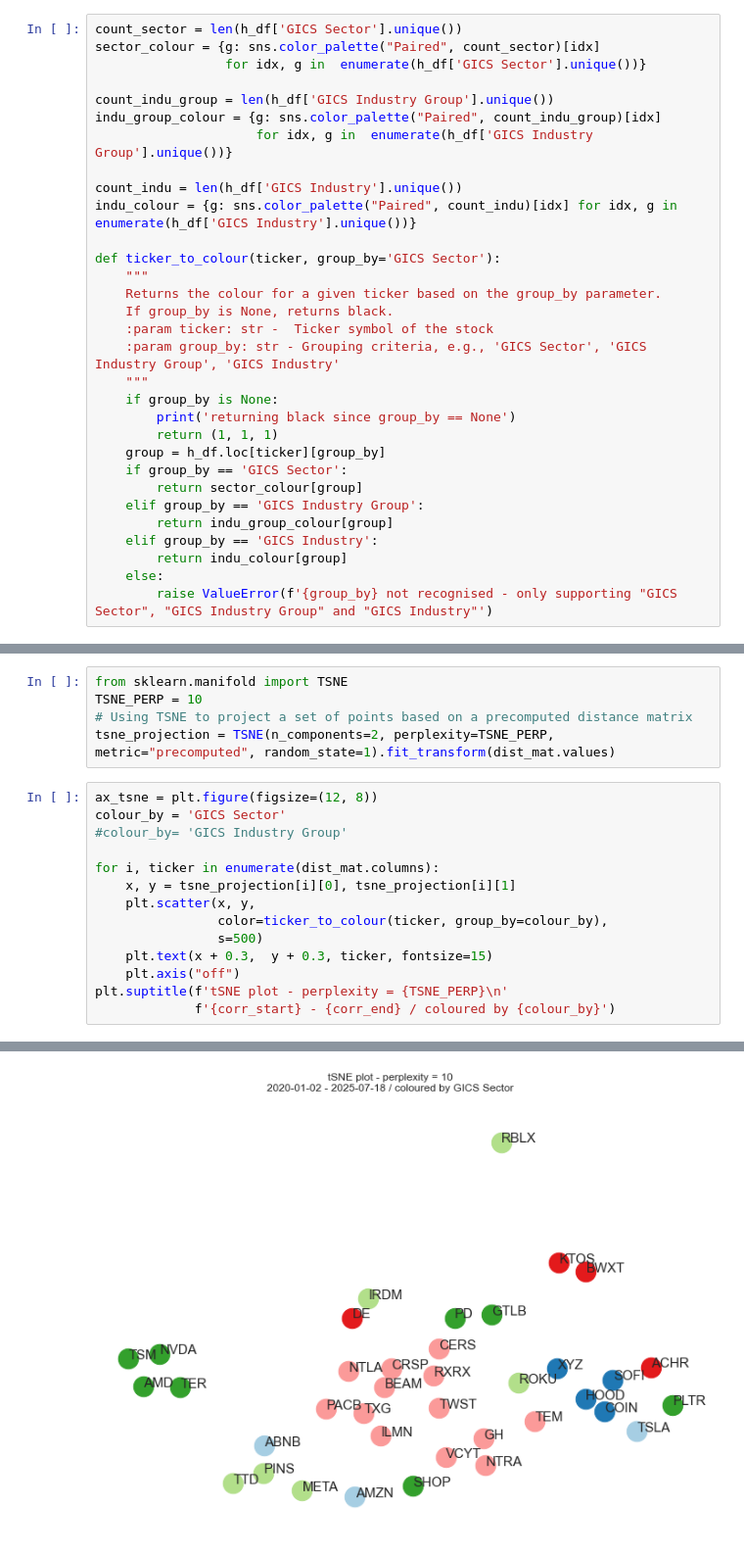
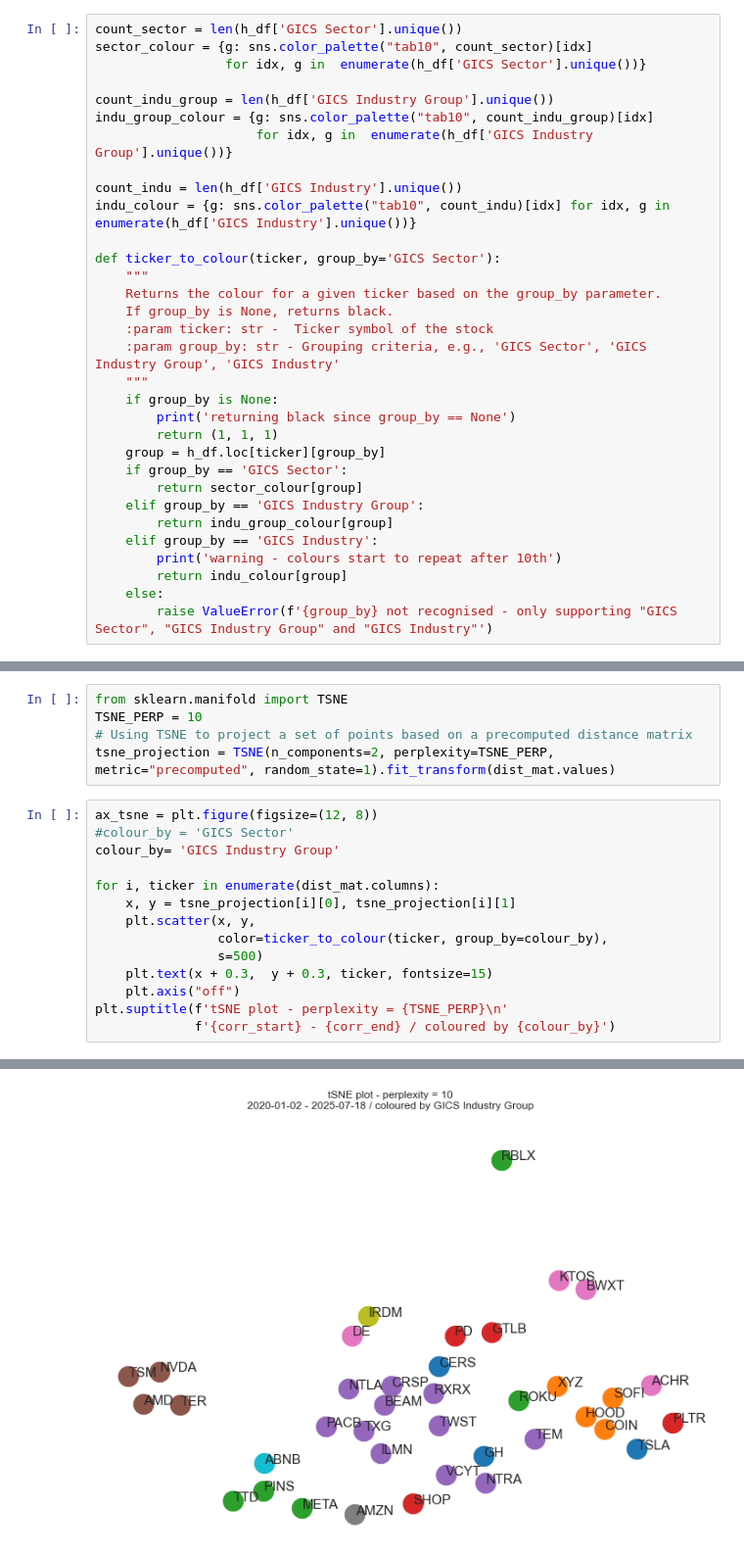
Before and after one commit to kenchan323/k_personal_projects, a Jupyter notebook: finance/risk_illustration/ark_snapshot_holdings.ipynb, the cells around one changed output, grey strips where cells are left out. Shown: that part at 98% size. Saved outputs shown, nothing was run; the diff lists cells and outputs as text.

Commit message:
updating colour palette

```diff
--- a/finance/risk_illustration/ark_snapshot_holdings.ipynb
+++ b/finance/risk_illustration/ark_snapshot_holdings.ipynb
@@ -46,14 +39,14 @@ Index(['date', 'fund', 'company', 'cusip', 'shares', 'market value ($)',
 # %%
 count_sector = len(h_df['GICS Sector'].unique())
-sector_colour = {g: sns.color_palette("Paired", count_sector)[idx]
+sector_colour = {g: sns.color_palette("tab10", count_sector)[idx]
                  for idx, g in  enumerate(h_df['GICS Sector'].unique())}
 
 count_indu_group = len(h_df['GICS Industry Group'].unique())
-indu_group_colour = {g: sns.color_palette("Paired", count_indu_group)[idx]
+indu_group_colour = {g: sns.color_palette("tab10", count_indu_group)[idx]
                      for idx, g in  enumerate(h_df['GICS Industry Group'].unique())}
 
 count_indu = len(h_df['GICS Industry'].unique())
-indu_colour = {g: sns.color_palette("Paired", count_indu)[idx] for idx, g in  enumerate(h_df['GICS Industry'].unique())}
+indu_colour = {g: sns.color_palette("tab10", count_indu)[idx] for idx, g in  enumerate(h_df['GICS Industry'].unique())}
 
 def ticker_to_colour(ticker, group_by='GICS Sector'):
     """
@@ -71,6 +64,7 @@ def ticker_to_colour(ticker, group_by='GICS Sector'):
     elif group_by == 'GICS Industry Group':
         return indu_group_colour[group]
     elif group_by == 'GICS Industry':
+        print('warning - colours start to repeat after 10th')
         return indu_colour[group]
     else:
         raise ValueError(f'{group_by} not recognised - only supporting "GICS Sector", "GICS Industry Group" and "GICS Industry"')
@@ -201,8 +174,8 @@ TSNE_PERP = 10
 tsne_projection = TSNE(n_components=2, perplexity=TSNE_PERP, metric="precomputed", random_state=1).fit_transform(dist_mat.values)
 # %%
 ax_tsne = plt.figure(figsize=(12, 8))
-colour_by = 'GICS Sector'
-#colour_by= 'GICS Industry Group'
+#colour_by = 'GICS Sector'
+colour_by= 'GICS Industry Group'
 
 for i, ticker in enumerate(dist_mat.columns):
     x, y = tsne_projection[i][0], tsne_projection[i][1]
@@ -218 +191 @@ Text(0.5, 0.98, 'tSNE plot - perplexity = 10\n2020-01-02 - 2025-07-18 / coloured
-[figure, old version]
+[figure, new version]
```
Also changed, not shown: parts of 4 cells of this notebook.
